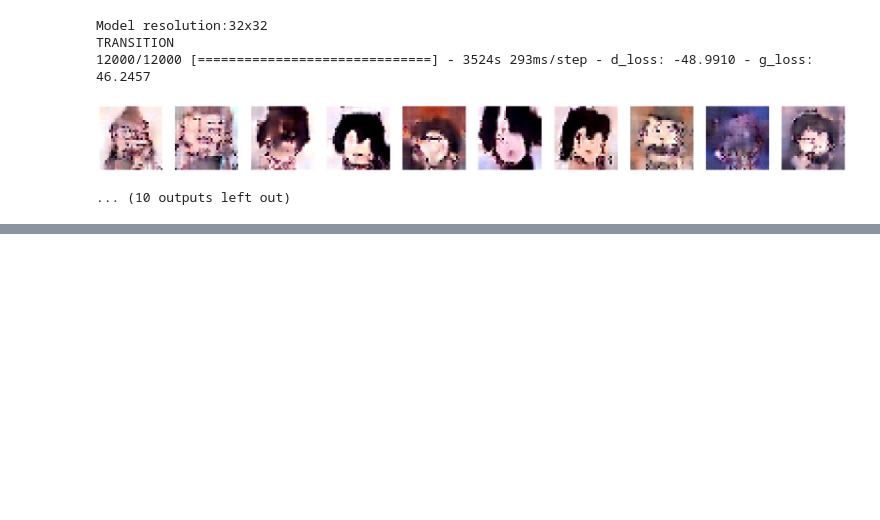
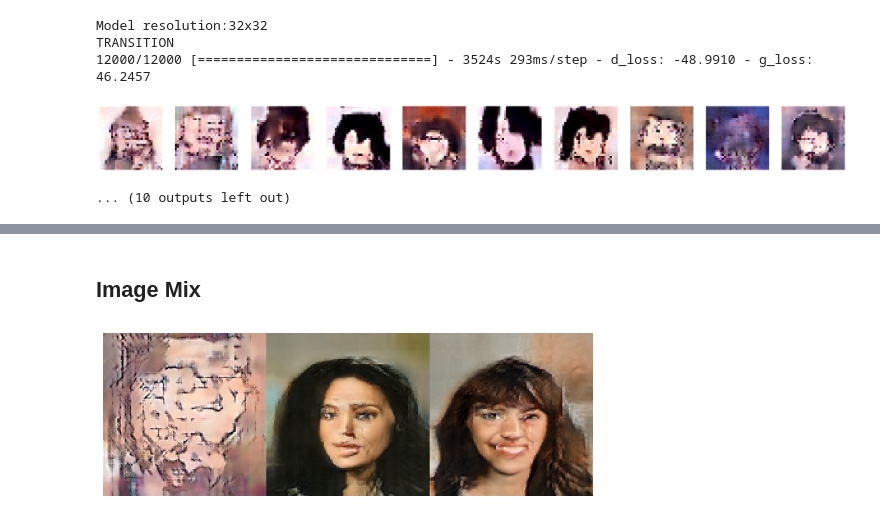
Before and after one commit to sympony/AI_Section4_Project, a Jupyter notebook: Webtoon_StyleGAN_model.ipynb, the cells around one changed output, grey strips where cells are left out. Drawn from its saved outputs; the diff is of its cells as text; code cells hidden in the pictures; blank space fills up the shorter version.

```diff
--- a/Webtoon_StyleGAN_model.ipynb
+++ b/Webtoon_StyleGAN_model.ipynb
@@ -836,0 +734,13 @@ TRANSITION
+# %% [markdown]
+## Image Mix
+# %%
+alpha = 0.5
+w_mix = np.expand_dims(alpha*w[0] + (1 - alpha)*w_1[0], 0)
+noise = style_gan.generate_noise(batch_size=1)
+mix_images = style_gan({'style_code':w_mix, 'noise':noise})
+image_row = np.hstack([images[0], images_1[0], mix_images[0]])
+plt.figure(figsize=(9,3))
+plt.imshow(image_row);
+plt.axis('off');
+# %% [output]
+[figure, added]
```
Also changed, not shown: parts of 17 cells of this notebook.
